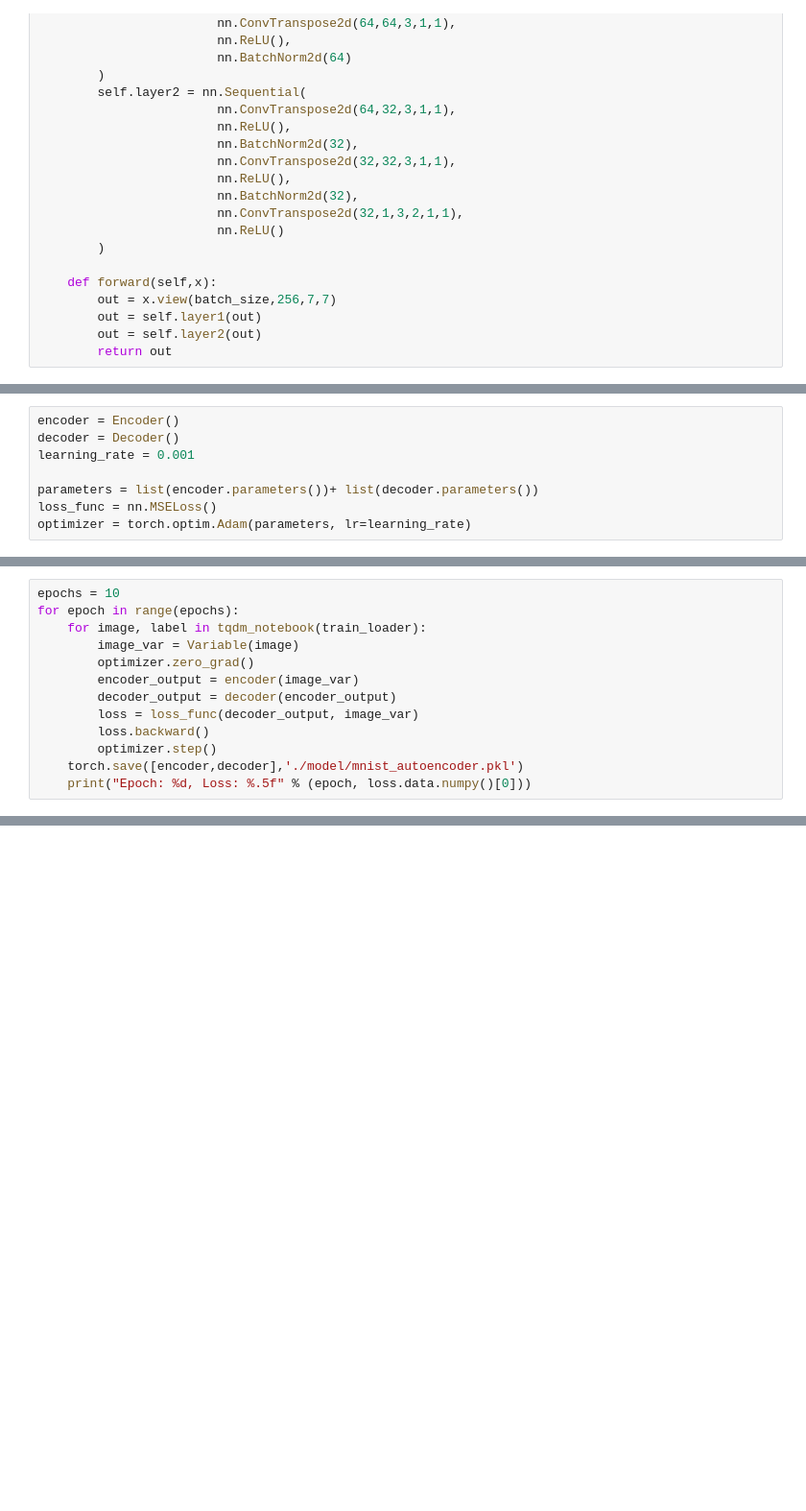
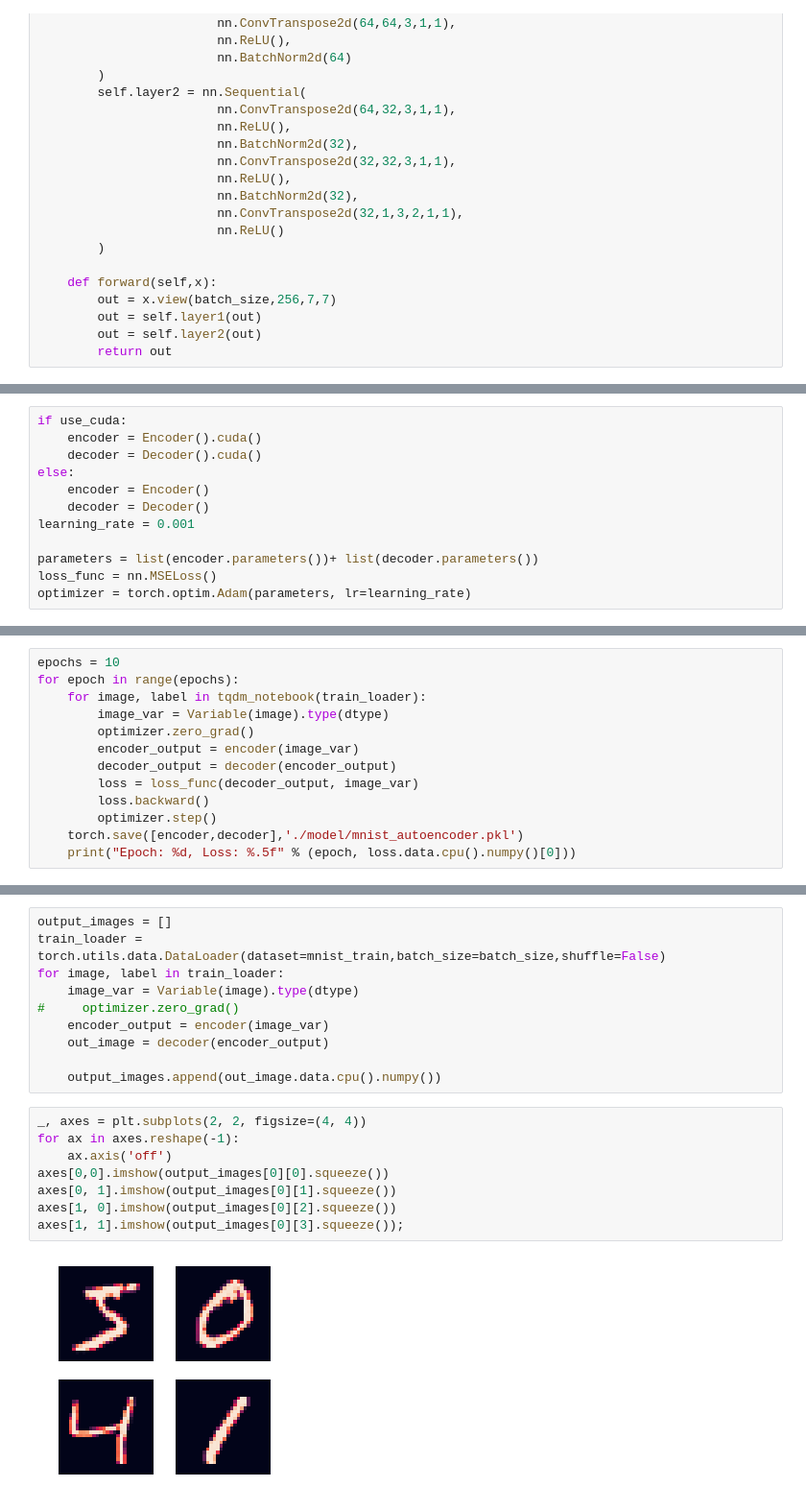
Before and after one commit to AICommunityInno/Seminars, a Jupyter notebook: spring-2018/seminar9-autoencoders-vae/seminar9-1-simple_autoencoders.ipynb, the cells around one changed output, grey strips where cells are left out. Shown at 96% size. Saved outputs shown, nothing was run; the diff lists cells and outputs as text; blank space fills up the shorter version.

```diff
--- a/spring-2018/seminar9-autoencoders-vae/seminar9-1-simple_autoencoders.ipynb
+++ b/spring-2018/seminar9-autoencoders-vae/seminar9-1-simple_autoencoders.ipynb
@@ -140,6 +178,10 @@ class Decoder(nn.Module):
 # %%
-encoder = Encoder()
-decoder = Decoder()
+if use_cuda:
+    encoder = Encoder().cuda()
+    decoder = Decoder().cuda()
+else:
+    encoder = Encoder()
+    decoder = Decoder()
 learning_rate = 0.001
 
 parameters = list(encoder.parameters())+ list(decoder.parameters())
@@ -149,7 +193,7 @@ optimizer = torch.optim.Adam(parameters, lr=learning_rate)
 epochs = 10
 for epoch in range(epochs):
     for image, label in tqdm_notebook(train_loader):
-        image_var = Variable(image)
+        image_var = Variable(image).type(dtype)
         optimizer.zero_grad()
         encoder_output = encoder(image_var)
         decoder_output = decoder(encoder_output)
@@ -157,5 +201,5 @@ for epoch in range(epochs):
         loss.backward()
         optimizer.step()
     torch.save([encoder,decoder],'./model/mnist_autoencoder.pkl')
-    print("Epoch: %d, Loss: %.5f" % (epoch, loss.data.numpy()[0]))
+    print("Epoch: %d, Loss: %.5f" % (epoch, loss.data.cpu().numpy()[0]))
 # %% [output]
@@ -162,0 +229,20 @@ KeyboardInterrupt:
+# %%
+output_images = []
+train_loader = torch.utils.data.DataLoader(dataset=mnist_train,batch_size=batch_size,shuffle=False)
+for image, label in train_loader:
+    image_var = Variable(image).type(dtype)
+#     optimizer.zero_grad()
+    encoder_output = encoder(image_var)
+    out_image = decoder(encoder_output)
+
+    output_images.append(out_image.data.cpu().numpy())
+# %%
+_, axes = plt.subplots(2, 2, figsize=(4, 4))
+for ax in axes.reshape(-1):
+    ax.axis('off')
+axes[0,0].imshow(output_images[0][0].squeeze())
+axes[0, 1].imshow(output_images[0][1].squeeze())
+axes[1, 0].imshow(output_images[0][2].squeeze())
+axes[1, 1].imshow(output_images[0][3].squeeze());
+# %% [output]
+[figure, added]
```
Also changed, not shown: parts of 22 cells of this notebook, 2 other files.
